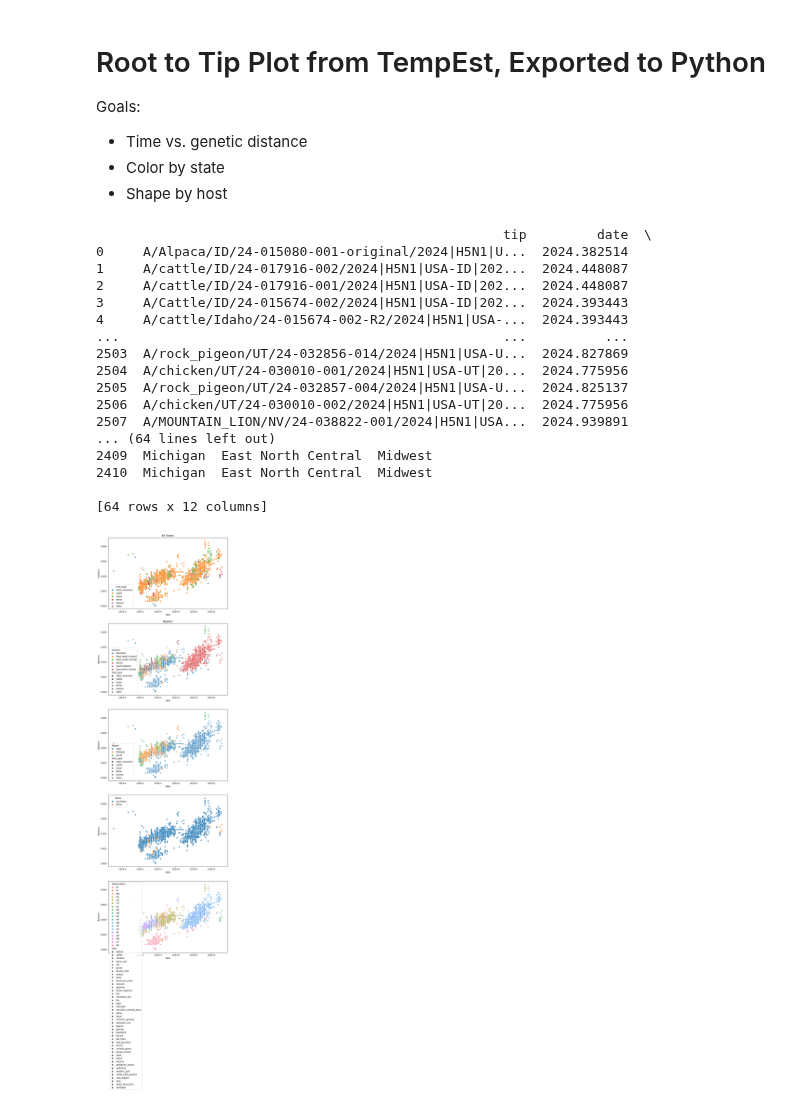
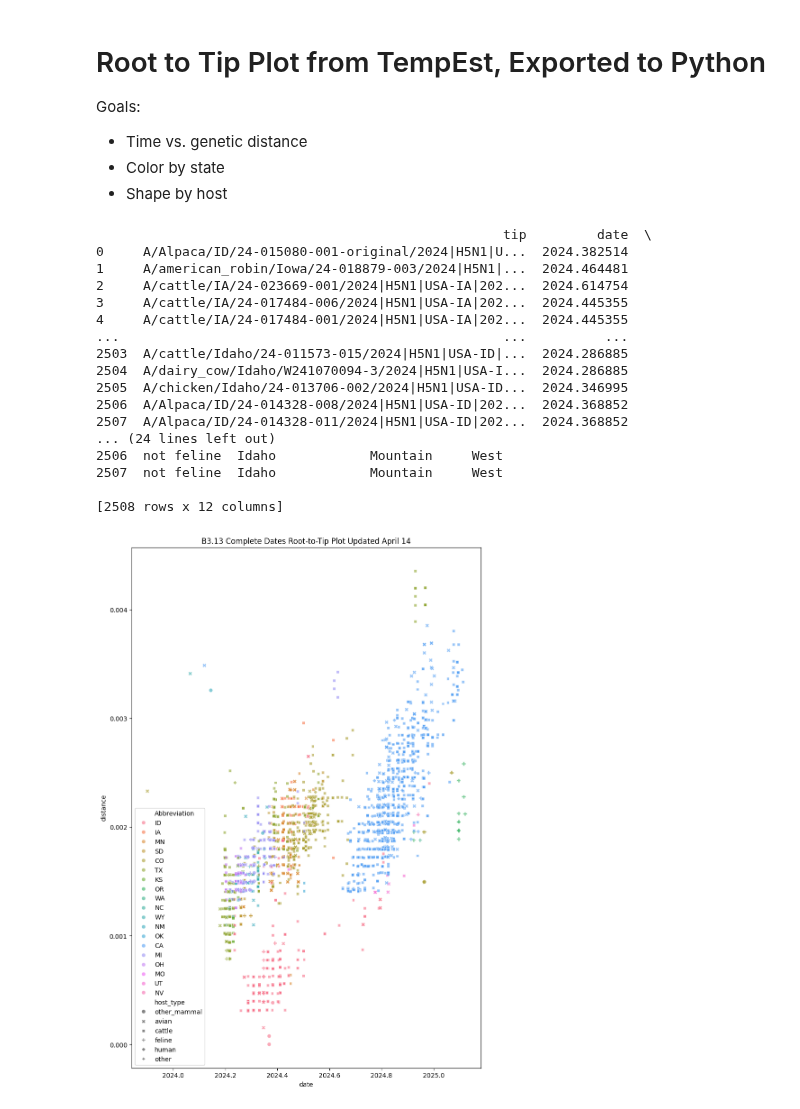
Before and after one commit to maksiaev/Avian_Flu, a Jupyter notebook: B3_13_APR14_r2t.ipynb, the cells around one changed output. Cells and saved outputs as stored; diff of their text form; code cells hidden in the pictures.

Commit message:
Fixed root to tip plot, got GISAID data for all genotypes

```diff
--- a/B3_13_APR14_r2t.ipynb
+++ b/B3_13_APR14_r2t.ipynb
@@ -22,58 +26,66 @@ cat_files = downloads + "Cats/"
 os.chdir(downloads)
 
 states = pd.read_csv("states_ref.csv")
+animals_ref_feline = pd.read_csv("animals_ref.csv")
 
 os.chdir(cat_files)
 
 df = pd.read_csv("B3_13_APR14_tempest_r2t_feline.txt", delimiter="\t")
+
+df = df.rename(columns={"tip":"full_header"}) # relabel_animals only works with full_header
+
+df = relabel_animals(df, animals_ref_feline)
+
+df = df.rename(columns={"full_header": "tip"}) # change back name
 
 df["state"] = df["tip"].apply(lambda x: x.split("|")[2])
 df["Abbreviation"] = df["tip"].apply(lambda x: x.split("|")[2][4:])
 df["host_type"] = df["tip"].apply(lambda x: x.split("|")[4])
 df["host"] = df["tip"].apply(lambda x: x.split("/")[1].lower().replace(" ", "_").replace("'", "").replace("-","_"))
 df["feline"] = df["host_type"].apply(lambda x: "feline" if x == "feline" else "not feline")
 
 df_states = df.merge(states, on="Abbreviation")
 
 df_states_copy = df_states
 
 print(df_states)
 
-df_felines = df_states[df_states["host_type"] == "feline"]
+# df_felines = df_states[df_states["host_type"] == "feline"]
 
-print(df_felines)
+# print(df_felines)
 
-fig, axes = pyplot.subplots(5, 1, figsize = (10, 35))
-sns.scatterplot(ax=axes[0], data=df_states, x="date", y="distance", hue="host_type") #, style="") # All states
-sns.scatterplot(ax=axes[1], data=df_states, x="date", y="distance", hue="Division", style="host_type") # State divisions
-sns.scatterplot(ax=axes[2], data=df_states, x="date", y="distance", hue="Region", style="host_type") # USA Regions
-sns.scatterplot(ax=axes[3], data=df_states, x="date", y="distance", hue="feline") #, style="host") # Cats only
-sns.scatterplot(ax=axes[4], data=df_states, x="date", y="distance", hue="Abbreviation", style="host")
+fig, axes = pyplot.subplots(1, 1, figsize = (10, 15))
+# sns.scatterplot(ax=axes[0], data=df_states, x="date", y="distance", hue="host_type") #, style="") # All states
+# sns.scatterplot(ax=axes[1], data=df_states, x="date", y="distance", hue="Division", style="host_type") # State divisions
+# sns.scatterplot(ax=axes[2], data=df_states, x="date", y="distance", hue="Region", style="host_type") # USA Regions
+# sns.scatterplot(ax=axes[3], data=df_states, x="date", y="distance", hue="feline") #, style="host") # Cats only
+sns.scatterplot(ax=axes, data=df_states, x="date", y="distance", hue="Abbreviation", style="host_type", alpha=0.6)
 
 # fig.suptitle("B3.13 Complete Dates Root-to-Tip Plots Updated April 14")
-axes[0].set_title("All States")
-axes[1].set_title("Regions")
+# axes[0].set_title("All States")
+# axes[1].set_title("Regions")
+axes.set_title("B3.13 Complete Dates Root-to-Tip Plot Updated April 14")
 
 fig.savefig("B3_13_APR14_r2t_feline.png")
 # %% [output]
                                                     tip         date  \
 0     A/Alpaca/ID/24-015080-001-original/2024|H5N1|U...  2024.382514
-1     A/cattle/ID/24-017916-002/2024|H5N1|USA-ID|202...  2024.448087
-2     A/cattle/ID/24-017916-001/2024|H5N1|USA-ID|202...  2024.448087
-3     A/Cattle/ID/24-015674-002/2024|H5N1|USA-ID|202...  2024.393443
-4     A/cattle/Idaho/24-015674-002-R2/2024|H5N1|USA-...  2024.393443
+1     A/american_robin/Iowa/24-018879-003/2024|H5N1|...  2024.464481
+2     A/cattle/IA/24-023669-001/2024|H5N1|USA-IA|202...  2024.614754
+3     A/cattle/IA/24-017484-006/2024|H5N1|USA-IA|202...  2024.445355
+4     A/cattle/IA/24-017484-001/2024|H5N1|USA-IA|202...  2024.445355
 ...                                                 ...          ...
-2503  A/rock_pigeon/UT/24-032856-014/2024|H5N1|USA-U...  2024.827869
-2504  A/chicken/UT/24-030010-001/2024|H5N1|USA-UT|20...  2024.775956
-2505  A/rock_pigeon/UT/24-032857-004/2024|H5N1|USA-U...  2024.825137
-2506  A/chicken/UT/24-030010-002/2024|H5N1|USA-UT|20...  2024.775956
-2507  A/MOUNTAIN_LION/NV/24-038822-001/2024|H5N1|USA...  2024.939891
-... (64 lines left out)
-2409  Michigan  East North Central  Midwest
-2410  Michigan  East North Central  Midwest
+2503  A/cattle/Idaho/24-011573-015/2024|H5N1|USA-ID|...  2024.286885
+2504  A/dairy_cow/Idaho/W241070094-3/2024|H5N1|USA-I...  2024.286885
+2505  A/chicken/Idaho/24-013706-002/2024|H5N1|USA-ID...  2024.346995
+2506  A/Alpaca/ID/24-014328-008/2024|H5N1|USA-ID|202...  2024.368852
+2507  A/Alpaca/ID/24-014328-011/2024|H5N1|USA-ID|202...  2024.368852
+... (24 lines left out)
+2506  not feline  Idaho            Mountain     West
+2507  not feline  Idaho            Mountain     West
 
-[64 rows x 12 columns]
+[2508 rows x 12 columns]
-[figure, old version]
+[figure, new version]
 # %%
 # # Create tsv with color annotations for host_type
 
```
Also changed, not shown: parts of 1 cell of this notebook, 3 other files.
